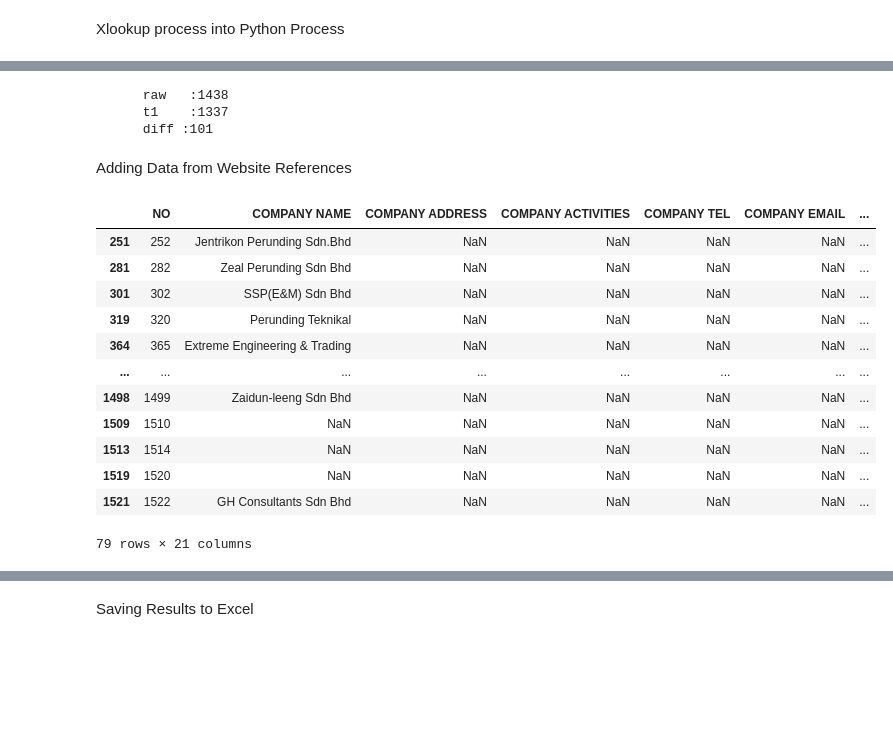
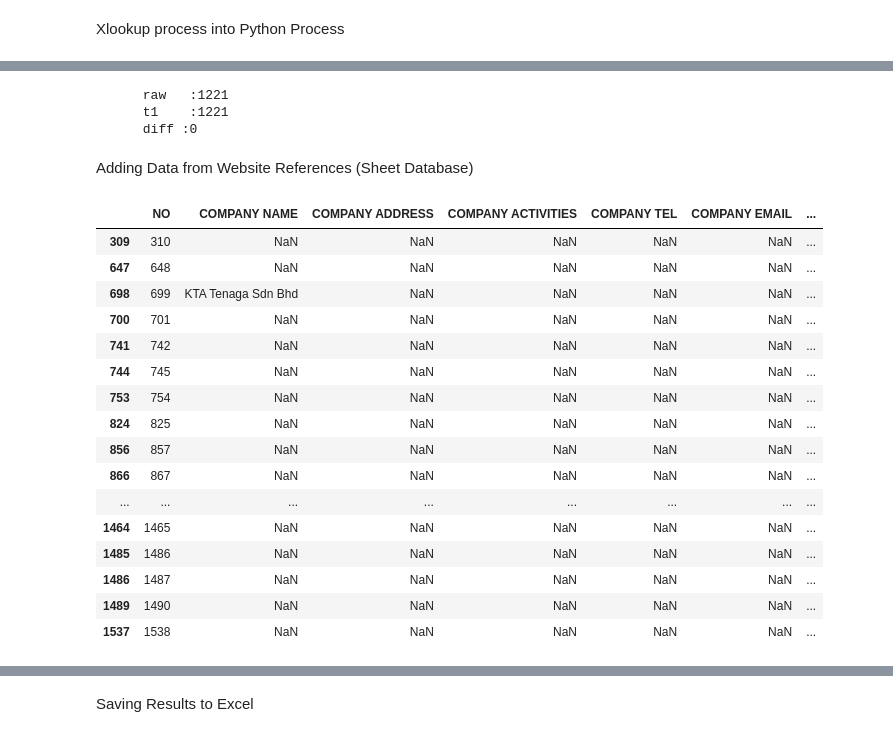
Before and after one commit to maeltwosinggit/My-Projects, a Jupyter notebook: Project 4 - Webscrape/rearrange.ipynb, the cells around one changed output, grey strips where cells are left out. Saved outputs shown, nothing was run; the diff lists cells and outputs as text; code cells hidden in the pictures; blank space fills up the shorter version.

Commit message:
bug fixed: - fixed overwriting issue where it overwrites old values instead of fillna

```diff
--- a/Project 4 - Webscrape/rearrange.ipynb
+++ b/Project 4 - Webscrape/rearrange.ipynb
@@ -127,7 +127,7 @@ dftemplate_t1 = dftemplate_raw.copy()
 # Create a dictionary mapping 'Raw Full Name' to 'email' in filtered_df
 email_mapping = dict(zip(filtered_df_t1['Raw Full Name'], filtered_df_t1['email']))
 # Fill NaN values in 'email' column of dftemplate_t1 using email_mapping
-dftemplate_t1['CONTACT EMAIL'] = dftemplate_t1['Raw Full Name'].map(email_mapping).fillna(dftemplate_t1['CONTACT EMAIL'])
+dftemplate_t1['CONTACT EMAIL'] = dftemplate_t1['CONTACT EMAIL'].fillna(dftemplate_t1['Raw Full Name'].map(email_mapping))
 
 #Task 2 - From Template Xlookup Work Email (email type 'main job' & 'job') with email status 'valid'
 # Filter filtered_df for rows where 'email_status' is 'valid' and 'email_type' is 'main job' or 'job'
@@ -137,7 +137,7 @@ dftemplate_t2 = dftemplate_t1.copy()
 # Create a dictionary mapping 'Raw Full Name' to 'email' in filtered_df_t2, only for 'main job' and 'job' emails
 email_mapping_t2 = dict(zip(filtered_df_t2['Raw Full Name'], filtered_df_t2['email']))
 # Fill NaN values in 'WORK EMAIL' column of dftemplate_t2 using email_mapping_t2
-dftemplate_t2['WORK EMAIL'] = dftemplate_t2['Raw Full Name'].map(email_mapping_t2).fillna(dftemplate_t2['WORK EMAIL'])
+dftemplate_t2['WORK EMAIL'] = dftemplate_t2['WORK EMAIL'].fillna(dftemplate_t2['Raw Full Name'].map(email_mapping_t2))
 
 #Task 3 - From Template Xlookup Contact Tel (phone type '') with phone status status 'valid'
 # Filter filtered_df for rows where 'phone_status' is 'valid' and 'phone_type' is ''
@@ -147,7 +147,7 @@ dftemplate_t3 = dftemplate_t2.copy()
 # Create a dictionary mapping 'Raw Full Name' to 'phone' in filtered_df_t3, only for phone_type ''
 phone_mapping_t3 = dict(zip(filtered_df_t3['Raw Full Name'], filtered_df_t3['phone']))
 # Fill NaN values in 'CONTACT TEL' column of dftemplate_t3 using phone_mapping_t3
-dftemplate_t3['CONTACT TEL'] = dftemplate_t3['Raw Full Name'].map(phone_mapping_t3).fillna(dftemplate_t3['CONTACT TEL'])
+dftemplate_t3['CONTACT TEL'] = dftemplate_t3['CONTACT TEL'].fillna(dftemplate_t3['Raw Full Name'].map(phone_mapping_t3))
 
 #Task 4 - From Template column 'Raw Full Name', xlookup join_df 'Raw Full Name' and return column 'company_name'
 # Create a copy of dftemplate_raw
@@ -155,7 +155,7 @@ dftemplate_t4 = dftemplate_t3.copy()
 # Create a dictionary mapping 'Raw Full Name' to 'company_name' in join_df
 company_mapping = dict(zip(join_df['Raw Full Name'], join_df['company_name']))
 # Fill NaN values in 'COMPANY NAME' column of dftemplate_t4 using company_mapping
-dftemplate_t4['COMPANY NAME'] = dftemplate_t4['Raw Full Name'].map(company_mapping).fillna(dftemplate_t4['COMPANY NAME'])
+dftemplate_t4['COMPANY NAME'] = dftemplate_t4['COMPANY NAME'].fillna(dftemplate_t4['Raw Full Name'].map(company_mapping))
 
 #Task 5 - From Template column 'Raw Full Name', xlookup join_df 'Raw Full Name' and return column 'company_website'
 # Create a copy of dftemplate_raw
@@ -163,9 +163,9 @@ dftemplate_t5 = dftemplate_t4.copy()
 # Create a dictionary mapping 'Raw Full Name' to 'company_website' in join_df
 website_mapping = dict(zip(join_df['Raw Full Name'], join_df['company_website']))
 # Fill NaN values in 'COMPANY WEBSITE' column of dftemplate_t5 using website_mapping
-dftemplate_t5['COMPANY WEBSITE'] = dftemplate_t5['Raw Full Name'].map(website_mapping).fillna(dftemplate_t5['COMPANY WEBSITE'])
+dftemplate_t5['COMPANY WEBSITE'] = dftemplate_t5['COMPANY WEBSITE'].fillna(dftemplate_t5['Raw Full Name'].map(website_mapping))
 
-dftemplate_t5
+# dftemplate_t5
 # %% [output]
 count rows for filtered_df: (705, 7)
 count rows for filtered_df_t1: (270, 7)
@@ -191,55 +178,65 @@ print(f'''
       '''
 )
 # %% [output]
-      raw   :1438
-      t1    :1337
-      diff :101
+      raw   :1221
+      t1    :1221
+      diff :0
 # %% [markdown]
-Adding Data from Website References
+Adding Data from Website References (Sheet Database)
 # %%
 # Read the SalesQL Excel files into DataFrames
 dfsource4 = pd.read_excel('C:/Users/uadrian/Downloads/MITS/Data Research Template.xlsx', sheet_name='Database')
 # Convert values in 'NAME' column to uppercase
 dfsource4['NAME'] = dfsource4['NAME'].str.upper()
 # %%
+# Set display options to show all columns without truncation
+pd.set_option('display.max_columns', None)
+
+#FOR source https://www.greenbuildingindex.org/how-gbi-works/gbi-facilitators/
+dfsource4_1 = dfsource4[dfsource4['SOURCE']=='https://www.greenbuildingindex.org/how-gbi-works/gbi-facilitators/']
+
 #Task 6 - From Template Xlookup Contact Email
 
 # Create a copy of dftemplate_raw
 dftemplate_t6 = dftemplate_t5.copy()
 # Create a dictionary mapping 'NAME' to 'EMAIL' in dfsource4
-email_mapping = dict(zip(dfsource4['NAME'], dfsource4['EMAIL']))
+email_mapping = dict(zip(dfsource4_1['NAME'], dfsource4_1['EMAIL']))
 # Fill NaN values in 'CONTACT EMAIL' column of dftemplate_t6 using email_mapping
-dftemplate_t6['CONTACT EMAIL'] = dftemplate_t6['CONTACT NAME'].map(email_mapping).fillna(dftemplate_t6['CONTACT EMAIL'])
+dftemplate_t6['CONTACT EMAIL'] = dftemplate_t6['CONTACT EMAIL'].fillna(dftemplate_t6['CONTACT NAME'].map(email_mapping))
 # dftemplate_t6[dftemplate_t6['Link Reference'].notna() & dftemplate_t6['Link Reference'].str.contains('green') & dftemplate_t6['CONTACT EMAIL'].isna()]
 
 #Task 7 - From Template Xlookup Contact Tel
 # Create a copy of dftemplate_t6
 dftemplate_t7 = dftemplate_t6.copy()
 # Create a dictionary mapping 'NAME' to 'MOBILE' in dfsource4
-phone_mapping = dict(zip(dfsource4['NAME'], dfsource4['MOBILE']))
+phone_mapping = dict(zip(dfsource4_1['NAME'], dfsource4_1['MOBILE']))
 # Fill NaN values in 'CONTACT TEL' column of dftemplate_t7 using phone_mapping
-dftemplate_t7['CONTACT TEL'] = dftemplate_t7['CONTACT NAME'].map(phone_mapping).fillna(dftemplate_t7['CONTACT TEL'])
+dftemplate_t7['CONTACT TEL'] = dftemplate_t7['CONTACT TEL'].fillna(dftemplate_t7['CONTACT NAME'].map(phone_mapping))
 dftemplate_t7[dftemplate_t7['Link Reference'].notna() & dftemplate_t7['Link Reference'].str.contains('green') ]
 
 # Task 8 - From Template Xlookup COMPANY NAME
 # Create a copy of dftemplate_t6
 dftemplate_t8 = dftemplate_t7.copy()
 # Create a dictionary mapping 'NAME' to 'MOBILE' in dfsource4
-company_mapping = dict(zip(dfsource4['NAME'], dfsource4['COMPANY NAME']))
+company_mapping = dict(zip(dfsource4_1['NAME'], dfsource4_1['COMPANY NAME']))
 # Fill NaN values in 'CONTACT TEL' column of dftemplate_t7 using phone_mapping
-dftemplate_t8['COMPANY NAME'] = dftemplate_t8['CONTACT NAME'].map(company_mapping).fillna(dftemplate_t8['COMPANY NAME'])
-dftemplate_t8[dftemplate_t8['Link Reference'].notna() & dftemplate_t8['Link Reference'].str.contains('green') ]
+dftemplate_t8['COMPANY NAME'] = dftemplate_t8['COMPANY NAME'].fillna(dftemplate_t8['CONTACT NAME'].map(phone_mapping))
+dftemplate_t8[dftemplate_t8['Link Reference'].notna() & dftemplate_t8['Link Reference'].str.contains('https://www.scribd.com/document/357887466/list-Copy-pdf') ]
 # %% [output]
 |  | NO | COMPANY NAME | COMPANY ADDRESS | COMPANY ACTIVITIES | COMPANY TEL | COMPANY EMAIL | ... |
-| 251 | 252 | Jentrikon Perunding Sdn.Bhd | NaN | NaN | NaN | NaN | ... |
-| 281 | 282 | Zeal Perunding Sdn Bhd | NaN | NaN | NaN | NaN | ... |
-| 301 | 302 | SSP(E&M) Sdn Bhd | NaN | NaN | NaN | NaN | ... |
-| 319 | 320 | Perunding Teknikal | NaN | NaN | NaN | NaN | ... |
-| 364 | 365 | Extreme Engineering & Trading | NaN | NaN | NaN | NaN | ... |
+| 309 | 310 | NaN | NaN | NaN | NaN | NaN | ... |
+| 647 | 648 | NaN | NaN | NaN | NaN | NaN | ... |
+| 698 | 699 | KTA Tenaga Sdn Bhd | NaN | NaN | NaN | NaN | ... |
+| 700 | 701 | NaN | NaN | NaN | NaN | NaN | ... |
+| 741 | 742 | NaN | NaN | NaN | NaN | NaN | ... |
+| 744 | 745 | NaN | NaN | NaN | NaN | NaN | ... |
+| 753 | 754 | NaN | NaN | NaN | NaN | NaN | ... |
+| 824 | 825 | NaN | NaN | NaN | NaN | NaN | ... |
+| 856 | 857 | NaN | NaN | NaN | NaN | NaN | ... |
+| 866 | 867 | NaN | NaN | NaN | NaN | NaN | ... |
 | ... | ... | ... | ... | ... | ... | ... | ... |
-| 1498 | 1499 | Zaidun-leeng Sdn Bhd | NaN | NaN | NaN | NaN | ... |
-| 1509 | 1510 | NaN | NaN | NaN | NaN | NaN | ... |
-| 1513 | 1514 | NaN | NaN | NaN | NaN | NaN | ... |
-| 1519 | 1520 | NaN | NaN | NaN | NaN | NaN | ... |
-| 1521 | 1522 | GH Consultants Sdn Bhd | NaN | NaN | NaN | NaN | ... |
+| 1464 | 1465 | NaN | NaN | NaN | NaN | NaN | ... |
+| 1485 | 1486 | NaN | NaN | NaN | NaN | NaN | ... |
+| 1486 | 1487 | NaN | NaN | NaN | NaN | NaN | ... |
+| 1489 | 1490 | NaN | NaN | NaN | NaN | NaN | ... |
+| 1537 | 1538 | NaN | NaN | NaN | NaN | NaN | ... |
-79 rows × 21 columns
```
Also changed, not shown: parts of 6 cells of this notebook.
